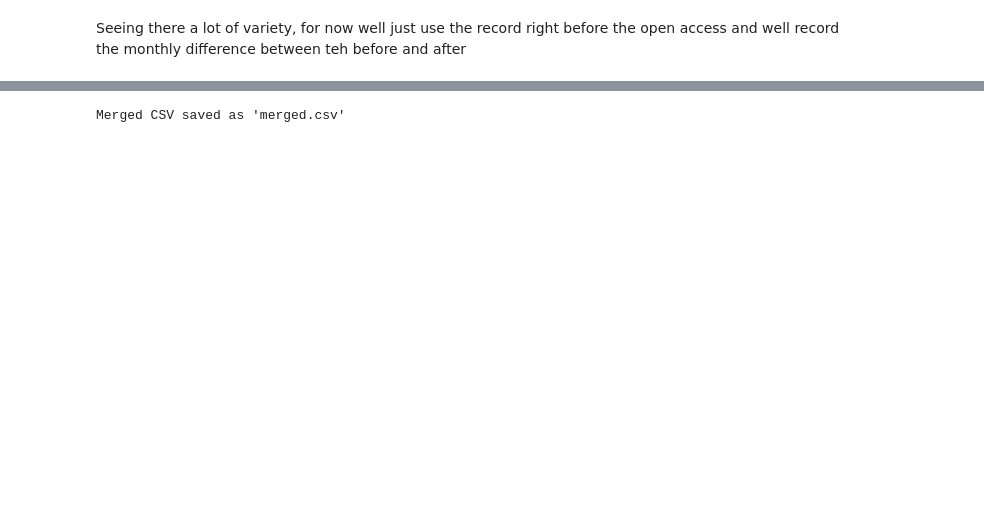
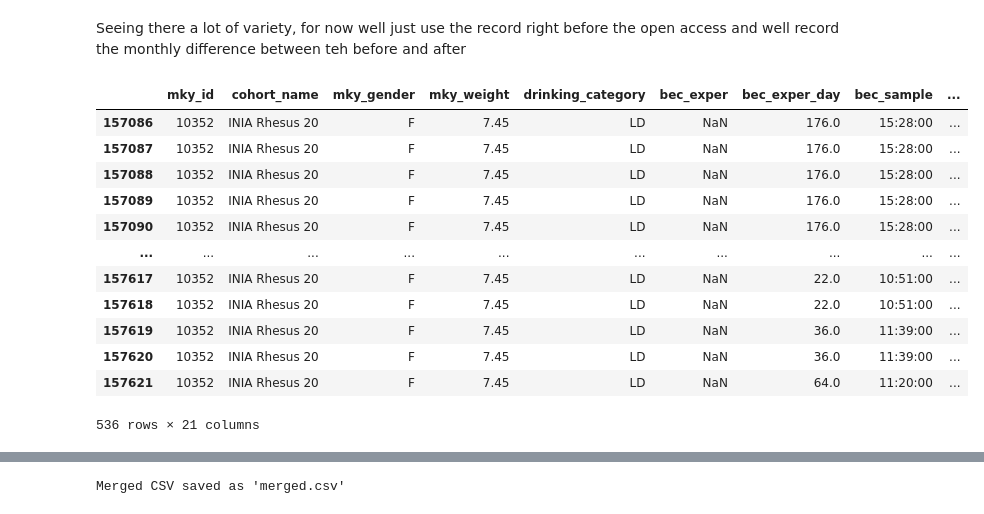
Before and after one commit to arogelg/MATRR-Capstone-Project, a Jupyter notebook: loading_data.ipynb, the cells around one changed output, grey strips where cells are left out. Saved outputs shown, nothing was run; the diff lists cells and outputs as text; code cells hidden in the pictures; blank space fills up the shorter version.

```diff
--- a/loading_data.ipynb
+++ b/loading_data.ipynb
@@ -229,0 +233,16 @@ final_df = final_df.sort_values(['MATRR ID', 'phase']).reset_index(drop=True)
+# %%
+monkey_df[monkey_df['mky_id'] == '10352']
+# %% [output]
+|  | mky_id | cohort_name | mky_gender | mky_weight | drinking_category | bec_exper | bec_exper_day | bec_sample | ... |
+| 157086 | 10352 | INIA Rhesus 20 | F | 7.45 | LD | NaN | 176.0 | 15:28:00 | ... |
+| 157087 | 10352 | INIA Rhesus 20 | F | 7.45 | LD | NaN | 176.0 | 15:28:00 | ... |
+| 157088 | 10352 | INIA Rhesus 20 | F | 7.45 | LD | NaN | 176.0 | 15:28:00 | ... |
+| 157089 | 10352 | INIA Rhesus 20 | F | 7.45 | LD | NaN | 176.0 | 15:28:00 | ... |
+| 157090 | 10352 | INIA Rhesus 20 | F | 7.45 | LD | NaN | 176.0 | 15:28:00 | ... |
+| ... | ... | ... | ... | ... | ... | ... | ... | ... | ... |
+| 157617 | 10352 | INIA Rhesus 20 | F | 7.45 | LD | NaN | 22.0 | 10:51:00 | ... |
+| 157618 | 10352 | INIA Rhesus 20 | F | 7.45 | LD | NaN | 22.0 | 10:51:00 | ... |
+| 157619 | 10352 | INIA Rhesus 20 | F | 7.45 | LD | NaN | 36.0 | 11:39:00 | ... |
+| 157620 | 10352 | INIA Rhesus 20 | F | 7.45 | LD | NaN | 36.0 | 11:39:00 | ... |
+| 157621 | 10352 | INIA Rhesus 20 | F | 7.45 | LD | NaN | 64.0 | 11:20:00 | ... |
+536 rows × 21 columns
```
Also changed, not shown: parts of 53 cells of this notebook, 3 other files.
